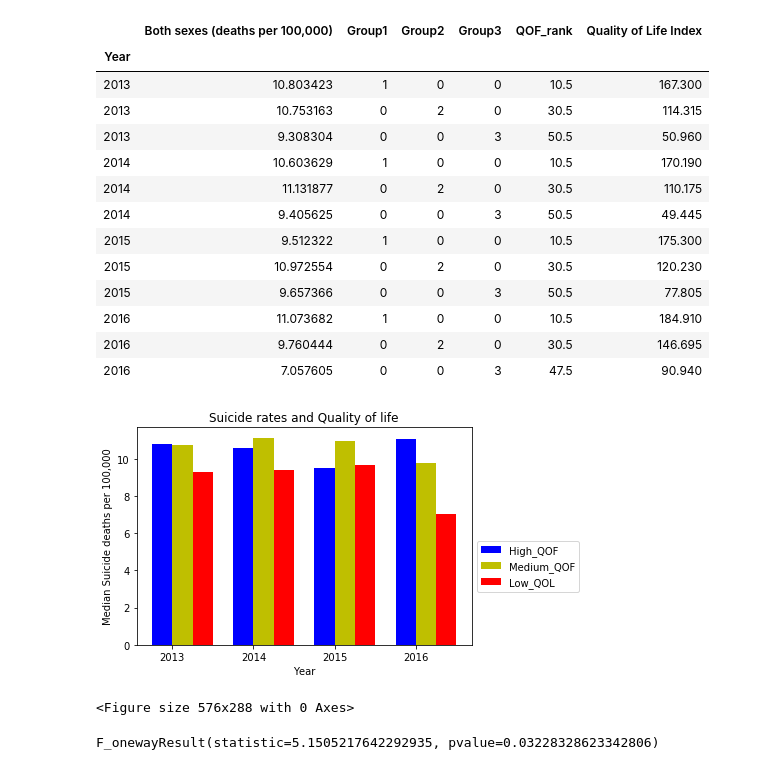
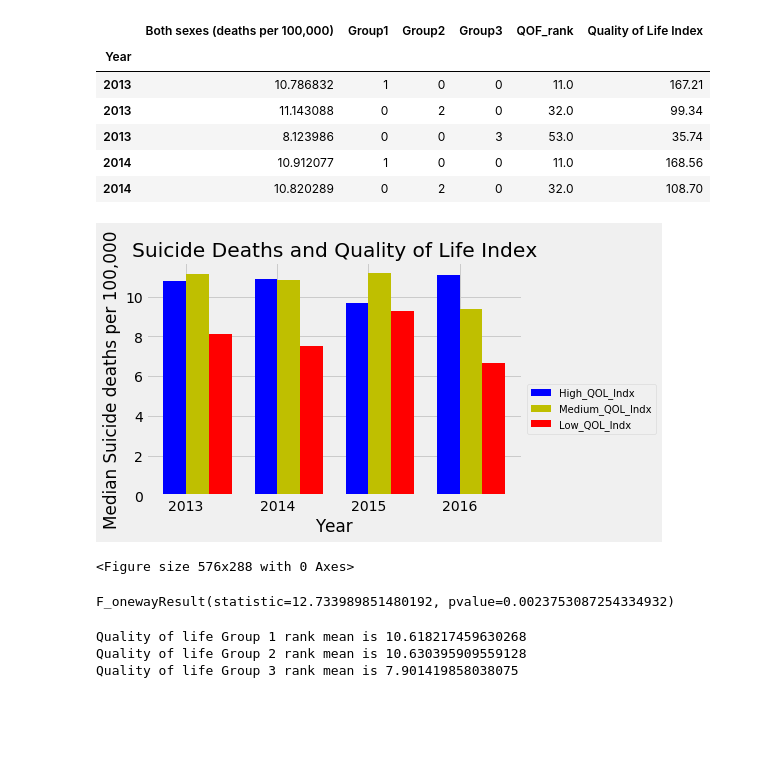
Before and after one commit to sruelle/project-one, a Jupyter notebook: Team Project one.ipynb, the cells around one changed output. Saved outputs shown, nothing was run; the diff lists cells and outputs as text; code cells hidden in the pictures; blank space fills up the shorter version.

```diff
--- a/Team Project one.ipynb
+++ b/Team Project one.ipynb
@@ -53,9 +39,9 @@ combined_QOF_df
 #Rank 2013 by quality of life
 QOL_rank_2013_df=combined_QOF_df[combined_QOF_df['Year']==2013][['Country','Year','Quality of Life Index','Both sexes (deaths per 100,000)']]
 QOL_rank_2013_df[['QOF_rank']]=QOL_rank_2013_df[['Quality of Life Index']].rank(ascending=False)
-QOL_rank_2013_1_df=QOL_rank_2013_df.loc[QOL_rank_2013_df['QOF_rank']<=20].sort_values('QOF_rank')
-QOL_rank_2013_2_df=QOL_rank_2013_df.loc[(QOL_rank_2013_df['QOF_rank']>=21) & (QOL_rank_2013_df['QOF_rank']<=40)].sort_values('QOF_rank')
-QOL_rank_2013_3_df=QOL_rank_2013_df.loc[(QOL_rank_2013_df['QOF_rank']>=41) & (QOL_rank_2013_df['QOF_rank']<=60)].sort_values('QOF_rank')# #2013 QOL
+QOL_rank_2013_1_df=QOL_rank_2013_df.loc[QOL_rank_2013_df['QOF_rank']<=21].sort_values('QOF_rank')
+QOL_rank_2013_2_df=QOL_rank_2013_df.loc[(QOL_rank_2013_df['QOF_rank']>=22) & (QOL_rank_2013_df['QOF_rank']<=42)].sort_values('QOF_rank')
+QOL_rank_2013_3_df=QOL_rank_2013_df.loc[(QOL_rank_2013_df['QOF_rank']>=43) & (QOL_rank_2013_df['QOF_rank']<=63)].sort_values('QOF_rank')# #2013 QOL
 
 Median_Suicide_rate_2013_1=QOL_rank_2013_1_df.groupby('Year').median()
 Median_Suicide_rate_2013_1['Group1']=['1']
@@ -69,9 +55,9 @@ Median_Suicide_rate_2013_3
 # #Rank 2014 by quality of life
 QOL_rank_2014_df=combined_QOF_df.loc[combined_QOF_df['Year']==2014][['Country','Year','Quality of Life Index','Both sexes (deaths per 100,000)']]
 QOL_rank_2014_df[['QOF_rank']]=QOL_rank_2014_df[['Quality of Life Index']].rank(ascending=False)
-QOL_rank_2014_1_df=QOL_rank_2014_df.loc[QOL_rank_2014_df['QOF_rank']<=20].sort_values('QOF_rank')
-QOL_rank_2014_2_df=QOL_rank_2014_df.loc[(QOL_rank_2014_df['QOF_rank']>=21) & (QOL_rank_2014_df['QOF_rank']<=40)].sort_values('QOF_rank')
-QOL_rank_2014_3_df=QOL_rank_2014_df.loc[(QOL_rank_2014_df['QOF_rank']>=41) & (QOL_rank_2014_df['QOF_rank']<=60)].sort_values('QOF_rank')
+QOL_rank_2014_1_df=QOL_rank_2014_df.loc[QOL_rank_2014_df['QOF_rank']<=21].sort_values('QOF_rank')
+QOL_rank_2014_2_df=QOL_rank_2014_df.loc[(QOL_rank_2014_df['QOF_rank']>=22) & (QOL_rank_2014_df['QOF_rank']<=42)].sort_values('QOF_rank')
+QOL_rank_2014_3_df=QOL_rank_2014_df.loc[(QOL_rank_2014_df['QOF_rank']>=43) & (QOL_rank_2014_df['QOF_rank']<=63)].sort_values('QOF_rank')
 
 Median_Suicide_rate_2014_1=QOL_rank_2014_1_df.groupby('Year').median()
 Median_Suicide_rate_2014_1['Group1']=['1']
@@ -84,9 +70,9 @@ Median_Suicide_rate_2014_3
 # # #Rank 2015 by quality of life
 QOL_rank_2015_df=combined_QOF_df.loc[combined_QOF_df['Year']==2015][['Country','Year','Quality of Life Index','Both sexes (deaths per 100,000)']]
 QOL_rank_2015_df[['QOF_rank']]=QOL_rank_2015_df[['Quality of Life Index']].rank(ascending=False)
-QOL_rank_2015_1_df=QOL_rank_2015_df.loc[QOL_rank_2015_df['QOF_rank']<=20].sort_values('QOF_rank')
-QOL_rank_2015_2_df=QOL_rank_2015_df.loc[(QOL_rank_2015_df['QOF_rank']>=21) & (QOL_rank_2015_df['QOF_rank']<=40)].sort_values('QOF_rank')
-QOL_rank_2015_3_df=QOL_rank_2015_df.loc[(QOL_rank_2015_df['QOF_rank']>=41) & (QOL_rank_2015_df['QOF_rank']<=60)].sort_values('QOF_rank')
+QOL_rank_2015_1_df=QOL_rank_2015_df.loc[QOL_rank_2015_df['QOF_rank']<=21].sort_values('QOF_rank')
+QOL_rank_2015_2_df=QOL_rank_2015_df.loc[(QOL_rank_2015_df['QOF_rank']>=22) & (QOL_rank_2015_df['QOF_rank']<=42)].sort_values('QOF_rank')
+QOL_rank_2015_3_df=QOL_rank_2015_df.loc[(QOL_rank_2015_df['QOF_rank']>=43) & (QOL_rank_2015_df['QOF_rank']<=63)].sort_values('QOF_rank')
 
 Median_Suicide_rate_2015_1=QOL_rank_2015_1_df.groupby('Year').median()
 Median_Suicide_rate_2015_1['Group1']=['1']
@@ -100,9 +86,9 @@ Median_Suicide_rate_2015_3
 # # #Rank 2016 by quality of life
 QOL_rank_2016_df=combined_QOF_df.loc[combined_QOF_df['Year']==2016][['Country','Year','Quality of Life Index','Both sexes (deaths per 100,000)']]
 QOL_rank_2016_df[['QOF_rank']]=QOL_rank_2016_df[['Quality of Life Index']].rank(ascending=False)
-QOL_rank_2016_1_df=QOL_rank_2016_df.loc[QOL_rank_2016_df['QOF_rank']<=20].sort_values('QOF_rank')
-QOL_rank_2016_2_df=QOL_rank_2016_df.loc[(QOL_rank_2016_df['QOF_rank']>=21) & (QOL_rank_2016_df['QOF_rank']<=40)].sort_values('QOF_rank')
-QOL_rank_2016_3_df=QOL_rank_2016_df.loc[(QOL_rank_2016_df['QOF_rank']>=41) & (QOL_rank_2016_df['QOF_rank']<=60)].sort_values('QOF_rank')
+QOL_rank_2016_1_df=QOL_rank_2016_df.loc[QOL_rank_2016_df['QOF_rank']<=21].sort_values('QOF_rank')
+QOL_rank_2016_2_df=QOL_rank_2016_df.loc[(QOL_rank_2016_df['QOF_rank']>=22) & (QOL_rank_2016_df['QOF_rank']<=42)].sort_values('QOF_rank')
+QOL_rank_2016_3_df=QOL_rank_2016_df.loc[(QOL_rank_2016_df['QOF_rank']>=43) & (QOL_rank_2016_df['QOF_rank']<=63)].sort_values('QOF_rank')
 
 Median_Suicide_rate_2016_1=QOL_rank_2016_1_df.groupby('Year').median()
 Median_Suicide_rate_2016_1['Group1']=['1']
@@ -117,64 +103,56 @@ QOF_combined_df=pd.concat((Median_Suicide_rate_2013_1,Median_Suicide_rate_2013_2
                   Median_Suicide_rate_2015_1,Median_Suicide_rate_2015_2,Median_Suicide_rate_2015_3,
                   Median_Suicide_rate_2016_1,Median_Suicide_rate_2016_2,Median_Suicide_rate_2016_3), axis=0)
 QOF_combined_df=QOF_combined_df.fillna(0)
-QOF_combined_df
+QOF_combined_df.head()
 # %% [output]
 |  | Both sexes (deaths per 100,000) | Group1 | Group2 | Group3 | QOF_rank | Quality of Life Index |
 | Year |  |  |  |  |  |  |
-| 2013 | 10.803423 | 1 | 0 | 0 | 10.5 | 167.300 |
-| 2013 | 10.753163 | 0 | 2 | 0 | 30.5 | 114.315 |
-| 2013 | 9.308304 | 0 | 0 | 3 | 50.5 | 50.960 |
-| 2014 | 10.603629 | 1 | 0 | 0 | 10.5 | 170.190 |
-| 2014 | 11.131877 | 0 | 2 | 0 | 30.5 | 110.175 |
-| 2014 | 9.405625 | 0 | 0 | 3 | 50.5 | 49.445 |
-| 2015 | 9.512322 | 1 | 0 | 0 | 10.5 | 175.300 |
-| 2015 | 10.972554 | 0 | 2 | 0 | 30.5 | 120.230 |
-| 2015 | 9.657366 | 0 | 0 | 3 | 50.5 | 77.805 |
-| 2016 | 11.073682 | 1 | 0 | 0 | 10.5 | 184.910 |
-| 2016 | 9.760444 | 0 | 2 | 0 | 30.5 | 146.695 |
-| 2016 | 7.057605 | 0 | 0 | 3 | 47.5 | 90.940 |
+| 2013 | 10.786832 | 1 | 0 | 0 | 11.0 | 167.21 |
+| 2013 | 11.143088 | 0 | 2 | 0 | 32.0 | 99.34 |
+| 2013 | 8.123986 | 0 | 0 | 3 | 53.0 | 35.74 |
+| 2014 | 10.912077 | 1 | 0 | 0 | 11.0 | 168.56 |
+| 2014 | 10.820289 | 0 | 2 | 0 | 32.0 | 108.70 |
 # %%
 #plot the graph
 years=[2013,2014,2015,2016]
 x_axis = np.arange(len(years))
 bar_width=0.35
-
+plt.style.use('fivethirtyeight')
 fig, ax = plt.subplots()
 plt.figure(figsize=(8,4))
 
 width = 0.25         # the width of the bars
 p1 = ax.bar(x_axis, QOF_combined_df[QOF_combined_df['Group1']=='1']['Both sexes (deaths per 100,000)'],color='b', width=width)
 p2 = ax.bar(x_axis + width, QOF_combined_df[QOF_combined_df['Group2']=='2']['Both sexes (deaths per 100,000)'],color='y', width=width)
 p3 = ax.bar(x_axis + width + width , QOF_combined_df[QOF_combined_df['Group3']=='3']['Both sexes (deaths per 100,000)'], color='r', width=width)
 
-ax.set_title('Suicide rates and Quality of life')
+ax.set_title('Suicide Deaths and Quality of Life Index')
 ax.set_xticks(x_axis+ width / 2)
 ax.set_xticklabels(('2013', '2014', '2015', '2016'))
 ax.set_xlabel('Year')
 ax.set_ylabel('Median Suicide deaths per 100,000')
 
 
-ax.legend((p1[0], p2[0],p3[0]), ('High_QOF', 'Medium_QOF','Low_QOL'),fontsize = 10,  bbox_to_anchor=(1.0, 0.5))
+ax.legend((p1[0], p2[0],p3[0]), ('High_QOL_Indx', 'Medium_QOL_Indx','Low_QOL_Indx'),fontsize = 10,  bbox_to_anchor=(1.0, 0.5))
 
-ax.autoscale_view()
-plt.style.use('fivethirtyeight')
+
+
 plt.show()
 # %% [output]
-[figure, old version]
+[figure, new version]
 <Figure size 576x288 with 0 Axes>
 # %%
 # Mercy codes ends here
 # %%
-# Take Mean for Each group
+# Prep Data for Anova test
 QOF_combined_df_Grp1 = QOF_combined_df[QOF_combined_df['Group1']=='1'][['Both sexes (deaths per 100,000)']]
 QOF_combined_df_Grp2 = QOF_combined_df[QOF_combined_df['Group2']=='2'][['Both sexes (deaths per 100,000)']]
 QOF_combined_df_Grp3 = QOF_combined_df[QOF_combined_df['Group3']=='3'][['Both sexes (deaths per 100,000)']]
 
+#determinte the P value
 sts.f_oneway(QOF_combined_df_Grp1["Both sexes (deaths per 100,000)"], QOF_combined_df_Grp2["Both sexes (deaths per 100,000)"], QOF_combined_df_Grp3["Both sexes (deaths per 100,000)"])
-
-# Calcuate the means for display
 # %% [output]
-F_onewayResult(statistic=5.1505217642292935, pvalue=0.03228328623342806)
+F_onewayResult(statistic=12.733989851480192, pvalue=0.0023753087254334932)
 # %%
 #Conclusion
 # Do countries with better quality of life have lower suicide rates?
@@ -185,3 +162,18 @@ F_onewayResult(statistic=5.1505217642292935, pvalue=0.03228328623342806)
+# %%
+# Compare the group means
+QOF_combined_df_Grp1_mean=QOF_combined_df_Grp1['Both sexes (deaths per 100,000)'].mean()
+QOF_combined_df_Grp2_mean=QOF_combined_df_Grp2['Both sexes (deaths per 100,000)'].mean()
+QOF_combined_df_Grp3_mean=QOF_combined_df_Grp3['Both sexes (deaths per 100,000)'].mean()
+print(f"Quality of life Group 1 rank mean is {QOF_combined_df_Grp1_mean}")
+print(f"Quality of life Group 2 rank mean is {QOF_combined_df_Grp2_mean}")
+print(f"Quality of life Group 3 rank mean is {QOF_combined_df_Grp3_mean}")
+
+# The mean of Group3 is statistically different from the other groups.
+# if we were to continue on this project we would run further analysis on Group3
+# %% [output]
+Quality of life Group 1 rank mean is 10.618217459630268
+Quality of life Group 2 rank mean is 10.630395909559128
+Quality of life Group 3 rank mean is 7.901419858038075
 # %%
 ### Ash's Code Start here
 #pollution Ranking
```
Also changed, not shown: parts of 20 cells of this notebook, 1 other file.
